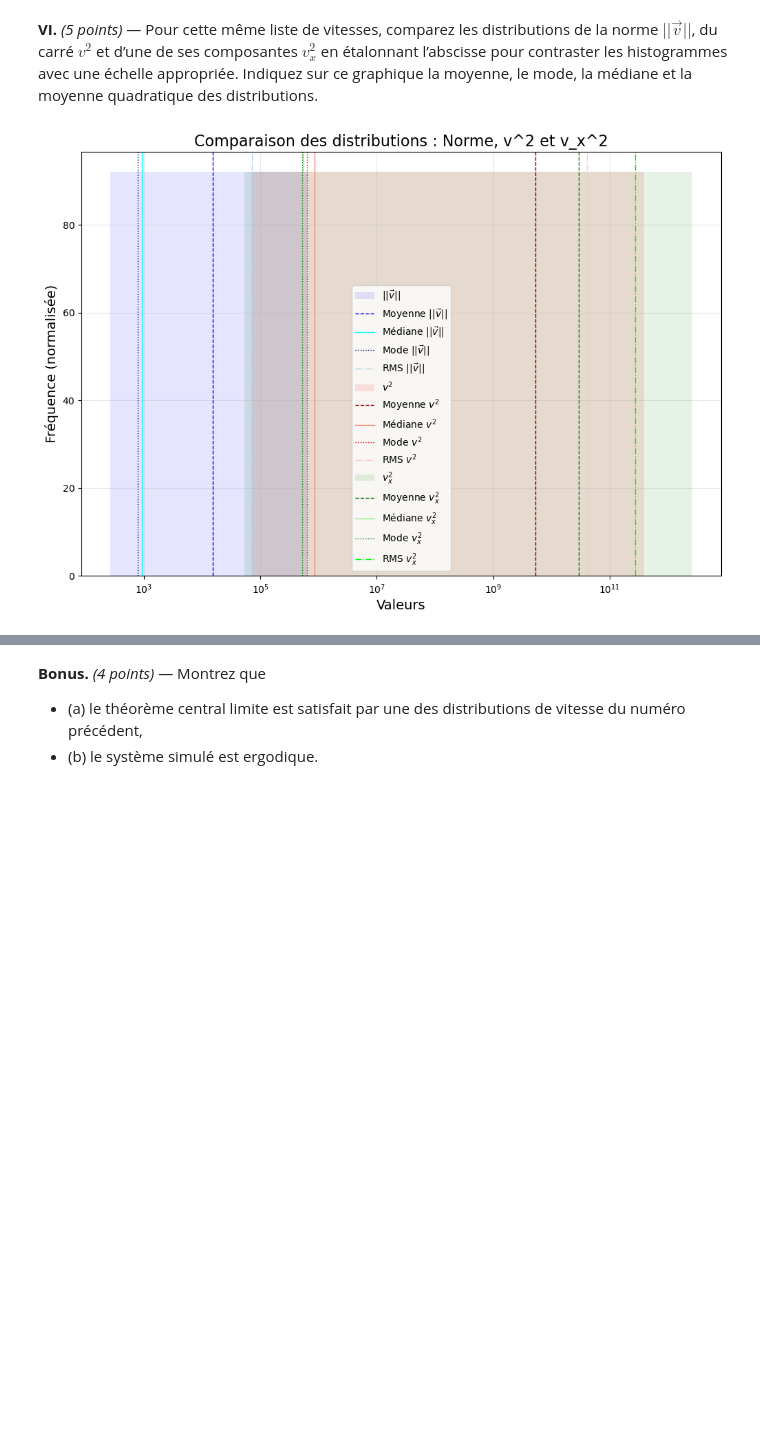
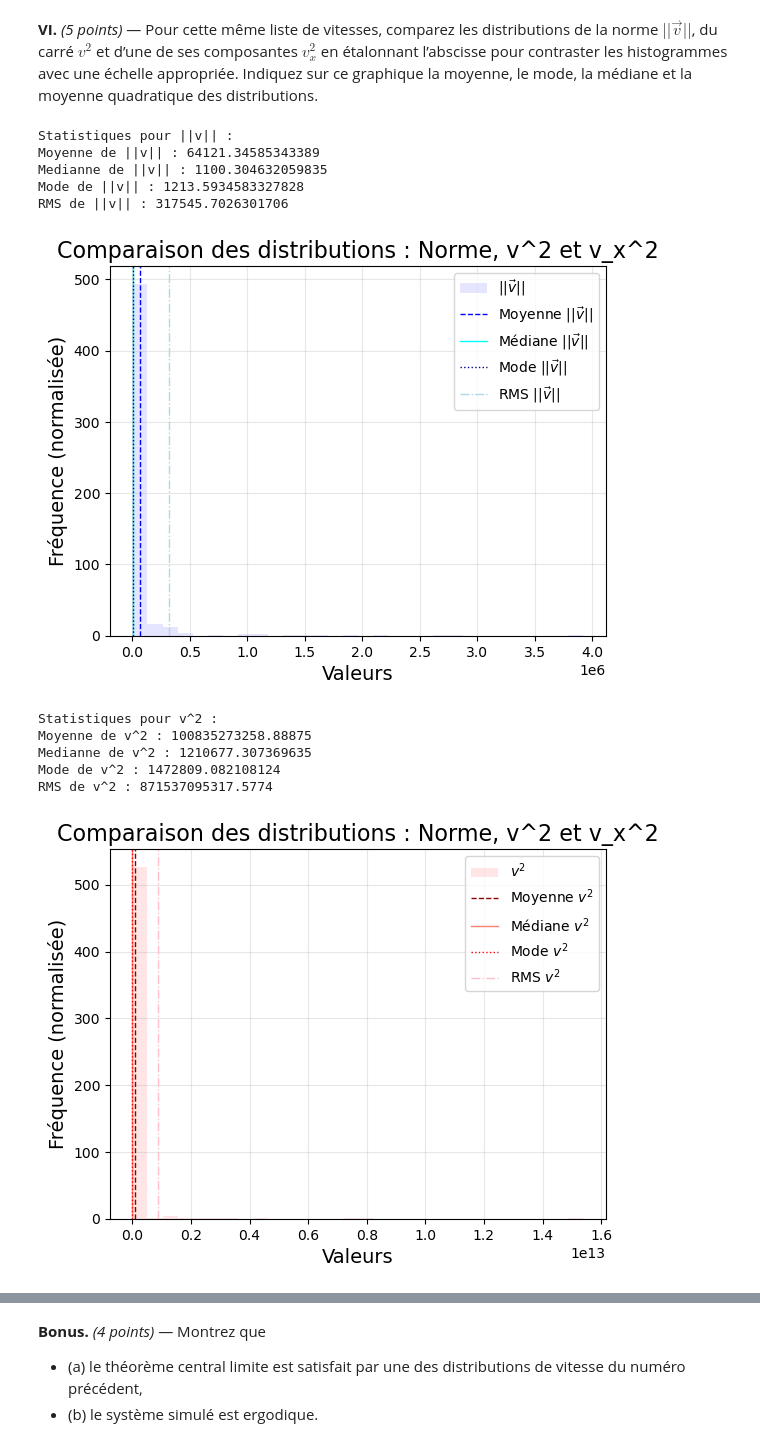
Before and after one commit to LilR3GY/TP_Num_Thermo_Stat, a Jupyter notebook: tdsTP_Part1_h25.ipynb, the cells around one changed output, grey strips where cells are left out. Cells and saved outputs as stored; diff of their text form; code cells hidden in the pictures; blank space fills up the shorter version.

```diff
--- a/tdsTP_Part1_h25.ipynb
+++ b/tdsTP_Part1_h25.ipynb
@@ -243,12 +245,11 @@ for d1_x, d2_x, t1, t2 in zip(distance_1_x, distance_2_x, temps_1, temps_2):
     if t1 != t2:  # Avoid division by zero
         vitesses_x.append((d2_x - d1_x) / (t2 - t1))
 
-norme = np.abs(vitesses)
-vitesse_squared = np.square(vitesses)
-vitesse_x_squared = np.square(vitesses_x)
+norme = np.array(np.abs(vitesses))
+vitesse_squared =np.array(vitesses) ** 2
+vitesse_x_squared = np.array(vitesses_x) ** 2
 
 def calculer_statistiques(data):
-    data = np.array(data)
     moyenne = np.mean(data)
     med = np.median(data)
     mod = mode(data, keepdims=True)[0][0]
@@ -261,40 +262,84 @@ stats_norme = calculer_statistiques(norme)
 stats_v_squared = calculer_statistiques(vitesse_squared)
 stats_v_x_squared = calculer_statistiques(vitesse_x_squared)
 
-plt.figure(figsize=(12, 8))
-plt.semilogx()
+bins = 30
 
 # Histogramme pour ||v||
-plt.hist(norme, bins=1, alpha=0.1, label=r'$||\vec{v}||$', color='blue')
+plt.hist(norme, bins=bins, alpha=0.1, label=r'$||\vec{v}||$', color='blue')
 plt.axvline(stats_norme[0], color='blue', linestyle='dashed', linewidth=1, label=r'Moyenne $||\vec{v}||$')
 plt.axvline(stats_norme[1], color='cyan', linestyle='solid', linewidth=1, label=r'Médiane $||\vec{v}||$')
 plt.axvline(stats_norme[2], color='navy', linestyle='dotted', linewidth=1, label=r'Mode $||\vec{v}||$')
 plt.axvline(stats_norme[3], color='lightblue', linestyle='dashdot', linewidth=1, label=r'RMS $||\vec{v}||$')
 
+print("Statistiques pour ||v|| :")
+print(f"Moyenne de ||v|| : {stats_norme[0]}")
+print(f"Medianne de ||v|| : {stats_norme[1]}")
+print(f"Mode de ||v|| : {stats_norme[2]}")
+print(f"RMS de ||v|| : {stats_norme[3]}")
+
+plt.title("Comparaison des distributions : Norme, v^2 et v_x^2", fontsize=16)
+plt.xlabel("Valeurs", fontsize=14)
+plt.ylabel("Fréquence (normalisée)", fontsize=14)
+plt.legend()
+plt.grid(alpha=0.3)
+
+# Affichage du graphique
+plt.show()
 
 # Histogramme pour v^2
-plt.hist(vitesse_squared, bins=1, alpha=0.1, label=r'$v^2$', color='red')
+plt.hist(vitesse_squared, bins=bins, alpha=0.1, label=r'$v^2$', color='red')
 plt.axvline(stats_v_squared[0], color='darkred', linestyle='dashed', linewidth=1, label=r'Moyenne $v^2$')
 plt.axvline(stats_v_squared[1], color='salmon', linestyle='solid', linewidth=1, label=r'Médiane $v^2$')
 plt.axvline(stats_v_squared[2], color='red', linestyle='dotted', linewidth=1, label=r'Mode $v^2$')
 plt.axvline(stats_v_squared[3], color='pink', linestyle='dashdot', linewidth=1, label=r'RMS $v^2$')
 
+print("Statistiques pour v^2 :")
+print(f"Moyenne de v^2 : {stats_v_squared[0]}")
+print(f"Medianne de v^2 : {stats_v_squared[1]}")
+print(f"Mode de v^2 : {stats_v_squared[2]}")
+print(f"RMS de v^2 : {stats_v_squared[3]}")
+
+plt.title("Comparaison des distributions : Norme, v^2 et v_x^2", fontsize=16)
+plt.xlabel("Valeurs", fontsize=14)
+plt.ylabel("Fréquence (normalisée)", fontsize=14)
+plt.legend()
+plt.grid(alpha=0.3)
+
+# Affichage du graphique
+plt.show()
 
 # Histogramme pour v_x^2
-plt.hist(vitesse_x_squared, bins=1, alpha=0.1, label=r'$v_x^2$', color='green')
+plt.hist(vitesse_x_squared, bins=bins, alpha=0.1, label=r'$v_x^2$', color='green')
 plt.axvline(stats_v_x_squared[0], color='darkgreen', linestyle='dashed', linewidth=1, label=r'Moyenne $v_x^2$')
 plt.axvline(stats_v_x_squared[1], color='lightgreen', linestyle='solid', linewidth=1, label=r'Médiane $v_x^2$')
 plt.axvline(stats_v_x_squared[2], color='green', linestyle='dotted', linewidth=1, label=r'Mode $v_x^2$')
 plt.axvline(stats_v_x_squared[3], color='lime', linestyle='dashdot', linewidth=1, label=r'RMS $v_x^2$')
+
+print("Statistiques pour v_x^2 :")
+print(f"Moyenne de v_x^2 : {stats_v_x_squared[0]}")
+print(f"Medianne de v_x^2 : {stats_v_x_squared[1]}")
+print(f"Mode de v_x^2 : {stats_v_x_squared[2]}")
+print(f"RMS de v_x^2 : {stats_v_x_squared[3]}")
 
 # Configuration des labels et de la légende
 plt.title("Comparaison des distributions : Norme, v^2 et v_x^2", fontsize=16)
 plt.xlabel("Valeurs", fontsize=14)
 plt.ylabel("Fréquence (normalisée)", fontsize=14)
 plt.legend()
 plt.grid(alpha=0.3)
 
 # Affichage du graphique
 plt.show()
 # %% [output]
+Statistiques pour ||v|| :
+Moyenne de ||v|| : 64121.34585343389
+Medianne de ||v|| : 1100.304632059835
+Mode de ||v|| : 1213.5934583327828
+RMS de ||v|| : 317545.7026301706
-[figure, old version]
+[figure, new version]
+Statistiques pour v^2 :
+Moyenne de v^2 : 100835273258.88875
+Medianne de v^2 : 1210677.307369635
+Mode de v^2 : 1472809.082108124
+RMS de v^2 : 871537095317.5774
+[figure, added]
```
Also changed, not shown: parts of 5 cells of this notebook, 4 other files.
